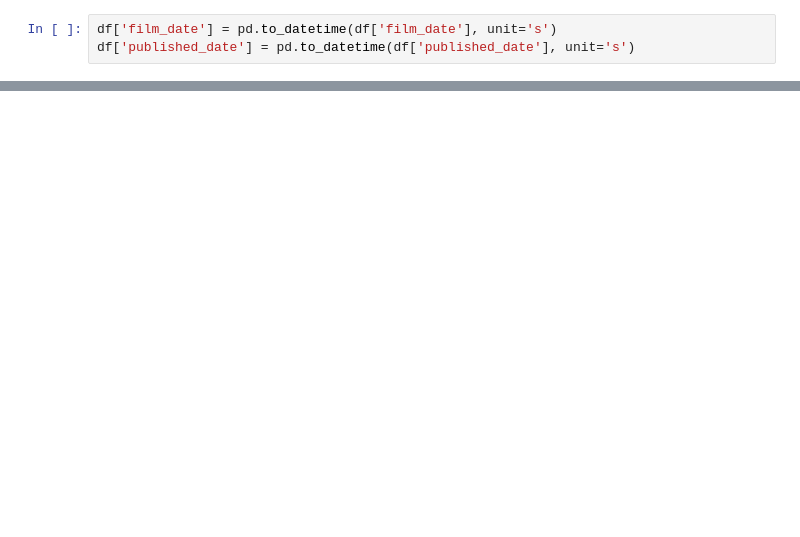
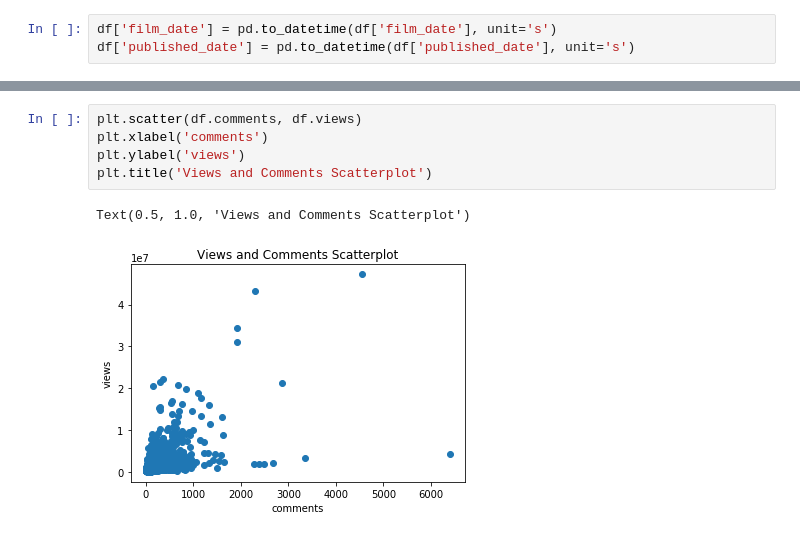
Before and after one commit to esegaul/tedtalkvis, a Jupyter notebook: EDA.ipynb, the cells around one changed output, grey strips where cells are left out. Drawn from its saved outputs; the diff is of its cells as text; blank space fills up the shorter version.

```diff
--- a/EDA.ipynb
+++ b/EDA.ipynb
@@ -28,0 +54,8 @@ plt.show()
+# %%
+plt.scatter(df.comments, df.views)
+plt.xlabel('comments')
+plt.ylabel('views')
+plt.title('Views and Comments Scatterplot')
+# %% [output]
+Text(0.5, 1.0, 'Views and Comments Scatterplot')
+[figure, added]
```
Also changed, not shown: parts of 12 cells of this notebook.
